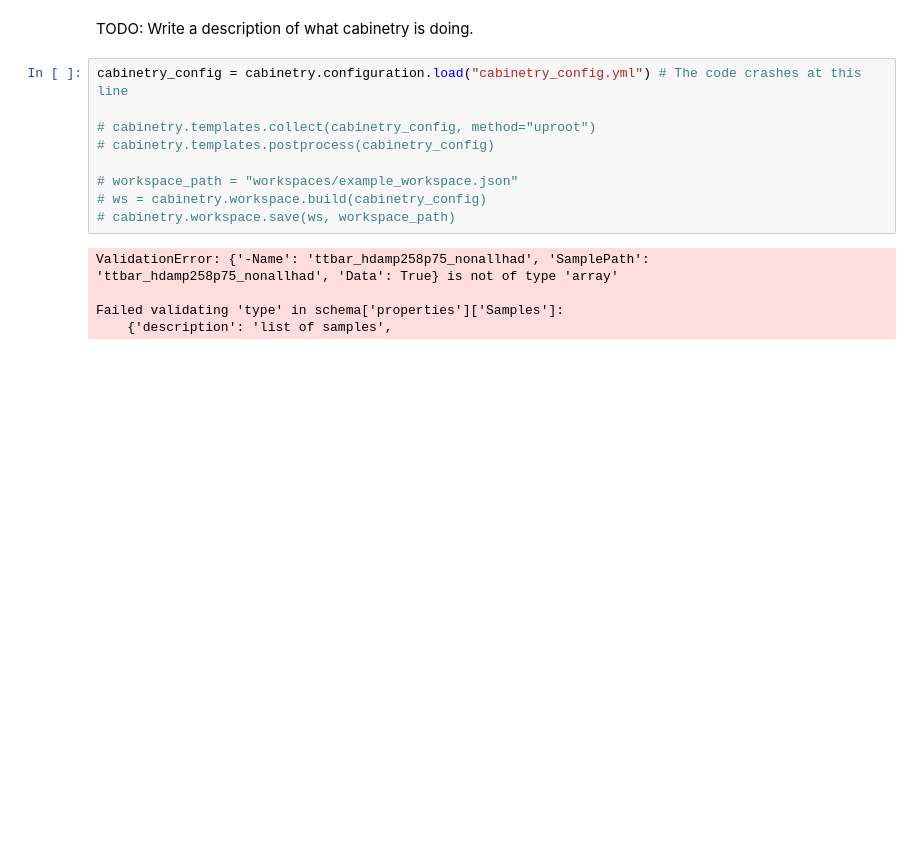
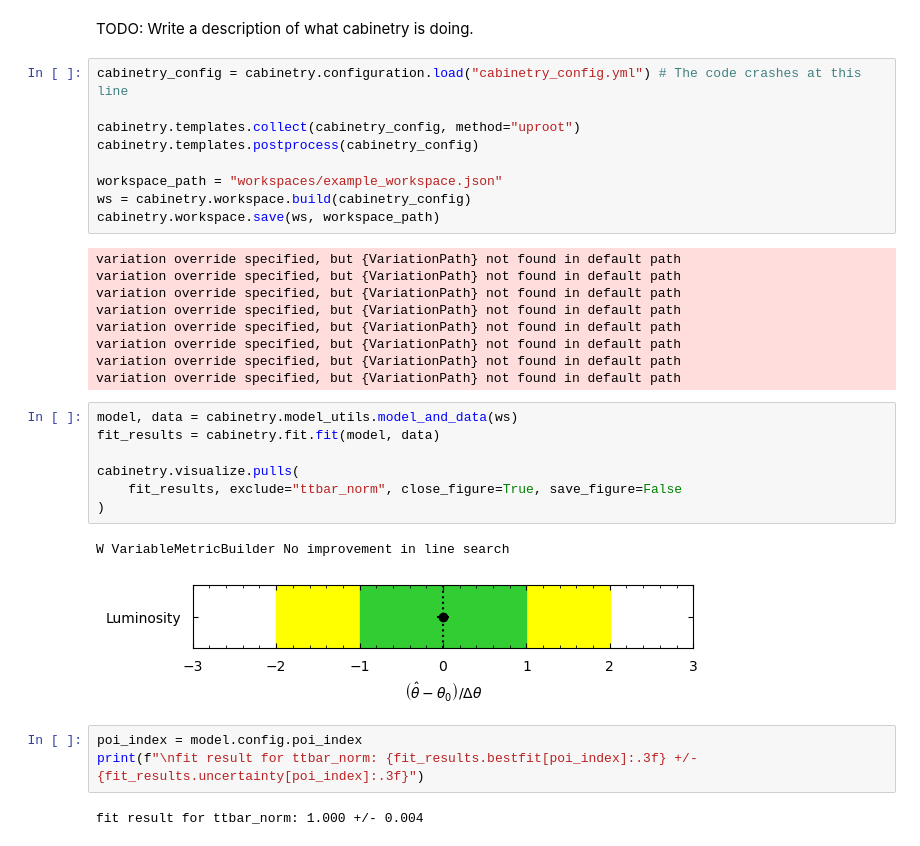
Before and after one commit to iris-hep/agc-physlite, a Jupyter notebook: main_code.ipynb, the cells around one changed output. Drawn from its saved outputs; the diff is of its cells as text; blank space fills up the shorter version.

```diff
--- a/main_code.ipynb
+++ b/main_code.ipynb
@@ -384,14 +384,33 @@ TODO: Write a description of what cabinetry is doing.
 # %%
 cabinetry_config = cabinetry.configuration.load("cabinetry_config.yml") # The code crashes at this line
 
-# cabinetry.templates.collect(cabinetry_config, method="uproot")
-# cabinetry.templates.postprocess(cabinetry_config)
+cabinetry.templates.collect(cabinetry_config, method="uproot")
+cabinetry.templates.postprocess(cabinetry_config)
 
-# workspace_path = "workspaces/example_workspace.json"
-# ws = cabinetry.workspace.build(cabinetry_config)
-# cabinetry.workspace.save(ws, workspace_path)
+workspace_path = "workspaces/example_workspace.json"
+ws = cabinetry.workspace.build(cabinetry_config)
+cabinetry.workspace.save(ws, workspace_path)
 # %% [output]
-ValidationError: {'-Name': 'ttbar_hdamp258p75_nonallhad', 'SamplePath': 'ttbar_hdamp258p75_nonallhad', 'Data': True} is not of type 'array'
-
-Failed validating 'type' in schema['properties']['Samples']:
-    {'description': 'list of samples',
+variation override specified, but {VariationPath} not found in default path
+variation override specified, but {VariationPath} not found in default path
+variation override specified, but {VariationPath} not found in default path
+variation override specified, but {VariationPath} not found in default path
+variation override specified, but {VariationPath} not found in default path
+variation override specified, but {VariationPath} not found in default path
+variation override specified, but {VariationPath} not found in default path
+variation override specified, but {VariationPath} not found in default path
+# %%
+model, data = cabinetry.model_utils.model_and_data(ws)
+fit_results = cabinetry.fit.fit(model, data)
+
+cabinetry.visualize.pulls(
+    fit_results, exclude="ttbar_norm", close_figure=True, save_figure=False
+)
+# %% [output]
+W VariableMetricBuilder No improvement in line search
+[figure, added]
+# %%
+poi_index = model.config.poi_index
+print(f"\nfit result for ttbar_norm: {fit_results.bestfit[poi_index]:.3f} +/- {fit_results.uncertainty[poi_index]:.3f}")
+# %% [output]
+fit result for ttbar_norm: 1.000 +/- 0.004
```
Also changed, not shown: parts of 3 cells of this notebook, 1 other file.
